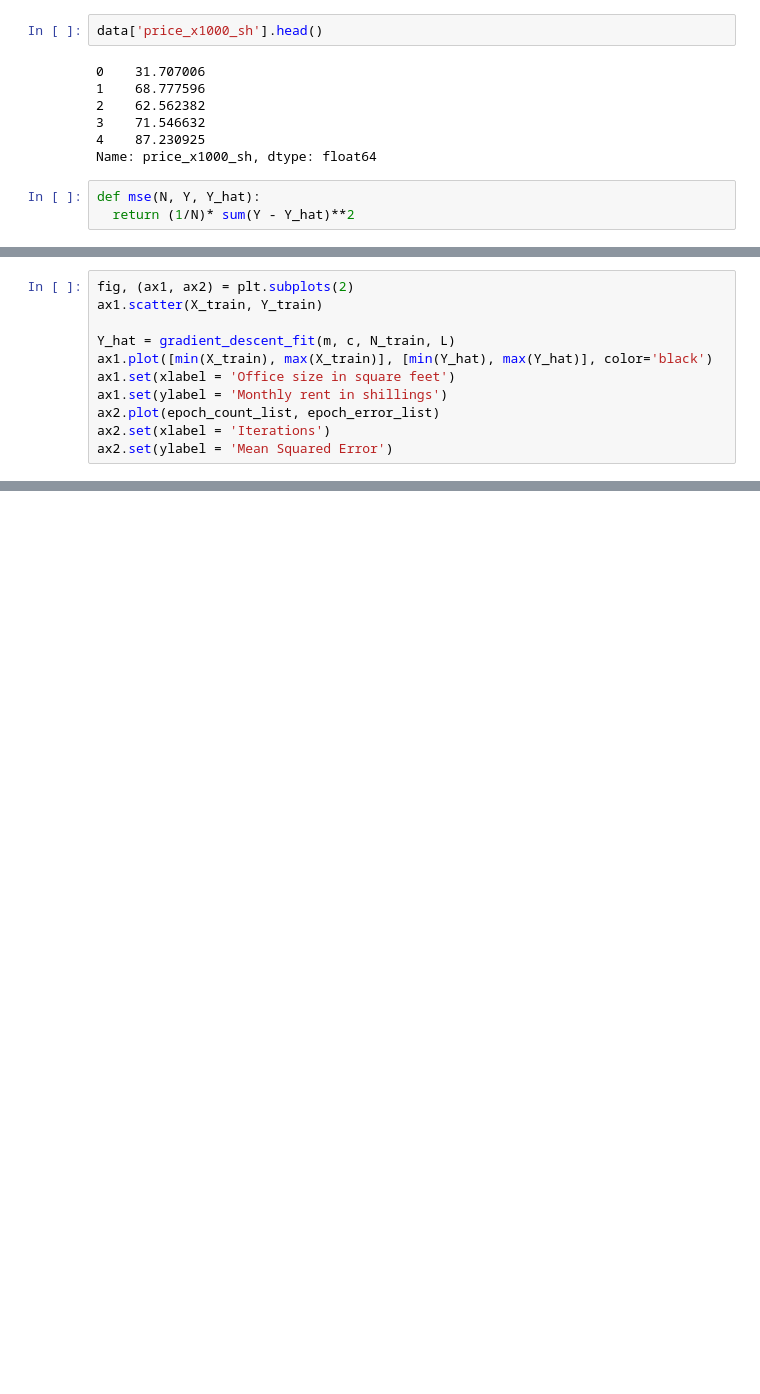
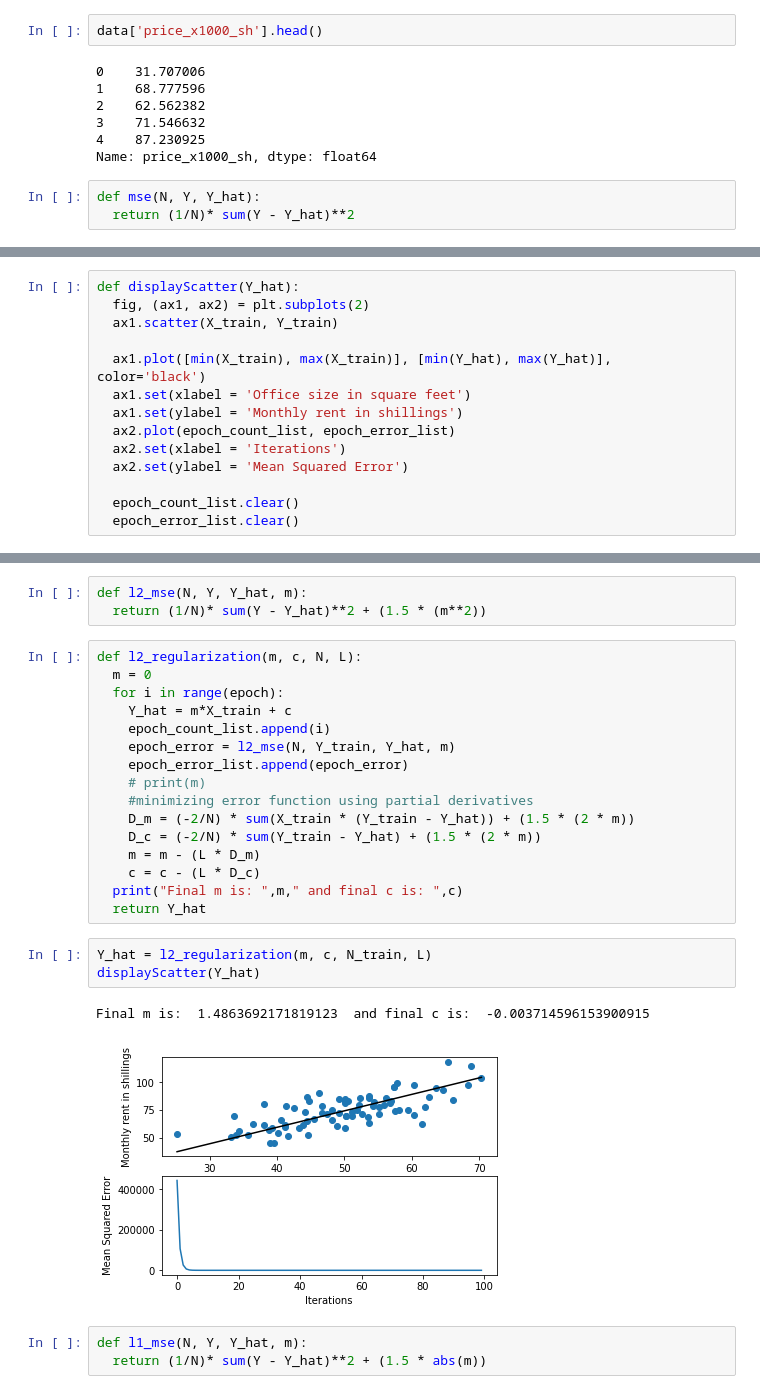
Before and after one commit to ics-projects/ML-Lab2-Clone, a Jupyter notebook: MLLab1_linear_regression.ipynb, the cells around one changed output, grey strips where cells are left out. Cells and saved outputs as stored; diff of their text form; blank space fills up the shorter version.

Commit message:
Add L1 and L2 regularization

```diff
--- a/MLLab1_linear_regression.ipynb
+++ b/MLLab1_linear_regression.ipynb
@@ -72,13 +74,16 @@ def gradient_descent_fit(m, c, N, L):
   print("Final m is: ",m," and final c is: ",c)
   return Y_hat
 # %%
-fig, (ax1, ax2) = plt.subplots(2)
-ax1.scatter(X_train, Y_train)
+def displayScatter(Y_hat):
+  fig, (ax1, ax2) = plt.subplots(2)
+  ax1.scatter(X_train, Y_train)
 
-Y_hat = gradient_descent_fit(m, c, N_train, L)
-ax1.plot([min(X_train), max(X_train)], [min(Y_hat), max(Y_hat)], color='black')
-ax1.set(xlabel = 'Office size in square feet')
-ax1.set(ylabel = 'Monthly rent in shillings')
-ax2.plot(epoch_count_list, epoch_error_list)
-ax2.set(xlabel = 'Iterations')
-ax2.set(ylabel = 'Mean Squared Error')
+  ax1.plot([min(X_train), max(X_train)], [min(Y_hat), max(Y_hat)], color='black')
+  ax1.set(xlabel = 'Office size in square feet')
+  ax1.set(ylabel = 'Monthly rent in shillings')
+  ax2.plot(epoch_count_list, epoch_error_list)
+  ax2.set(xlabel = 'Iterations')
+  ax2.set(ylabel = 'Mean Squared Error')
+
+  epoch_count_list.clear()
+  epoch_error_list.clear()
@@ -88,0 +96,28 @@ Final m is:  1.4864234345458742  and final c is:  0.039137293567562556
+# %%
+def l2_mse(N, Y, Y_hat, m):
+  return (1/N)* sum(Y - Y_hat)**2 + (1.5 * (m**2))
+# %%
+def l2_regularization(m, c, N, L):
+  m = 0
+  for i in range(epoch):
+    Y_hat = m*X_train + c
+    epoch_count_list.append(i)
+    epoch_error = l2_mse(N, Y_train, Y_hat, m)
+    epoch_error_list.append(epoch_error)
+    # print(m)
+    #minimizing error function using partial derivatives
+    D_m = (-2/N) * sum(X_train * (Y_train - Y_hat)) + (1.5 * (2 * m))
+    D_c = (-2/N) * sum(Y_train - Y_hat) + (1.5 * (2 * m))
+    m = m - (L * D_m)
+    c = c - (L * D_c)
+  print("Final m is: ",m," and final c is: ",c)
+  return Y_hat
+# %%
+Y_hat = l2_regularization(m, c, N_train, L)
+displayScatter(Y_hat)
+# %% [output]
+Final m is:  1.4863692171819123  and final c is:  -0.003714596153900915
+[figure, added]
+# %%
+def l1_mse(N, Y, Y_hat, m):
+  return (1/N)* sum(Y - Y_hat)**2 + (1.5 * abs(m))
```
Also changed, not shown: parts of 7 cells of this notebook.
